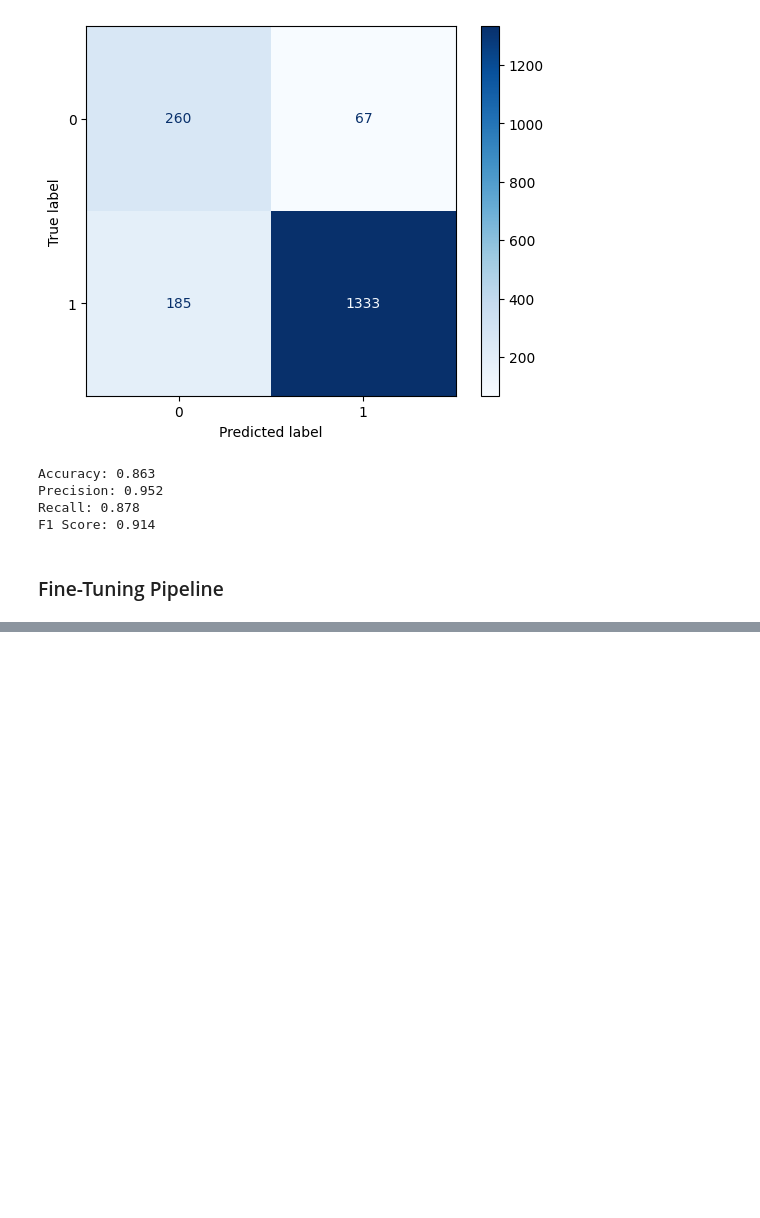
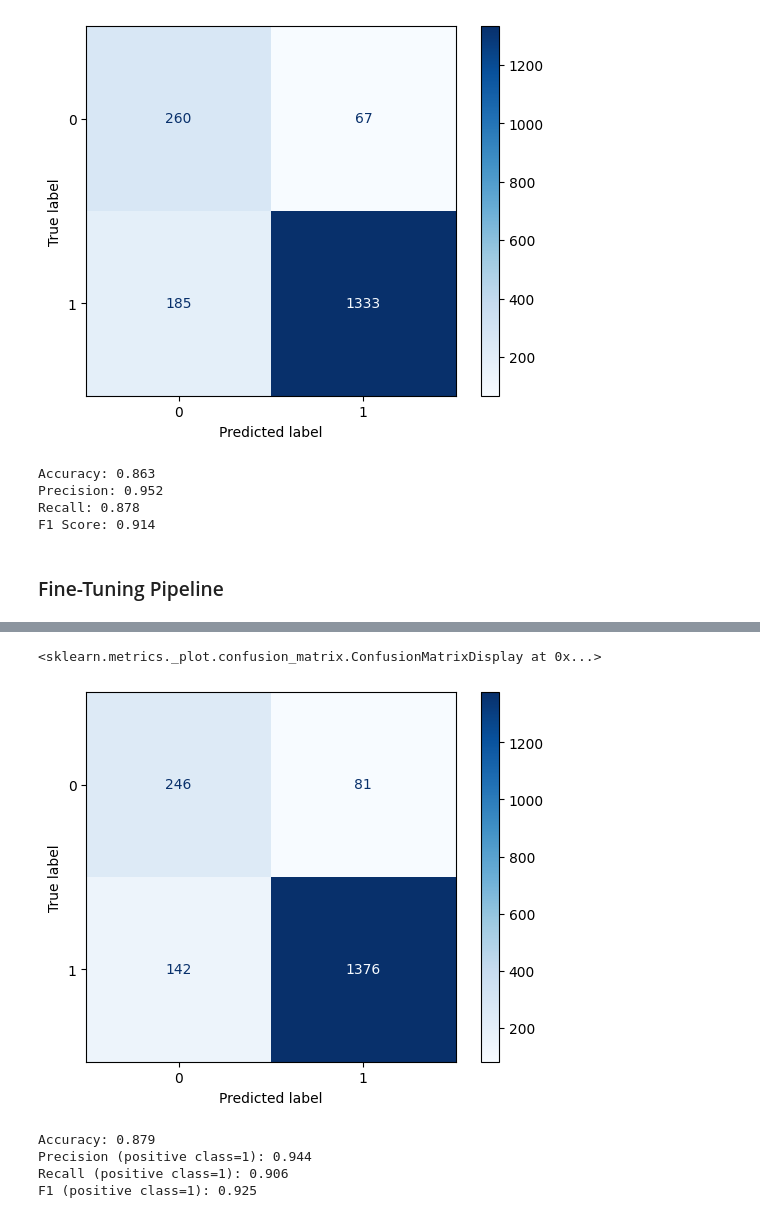
Before and after one commit to johannesgolling-web/git__project2, a Jupyter notebook: notebooks/project2_fashion_forward_forecasting.ipynb, the cells around one changed output, grey strips where cells are left out. Cells and saved outputs as stored; diff of their text form; code cells hidden in the pictures; blank space fills up the shorter version.

Commit message:
Finalize: fine-tuned pipeline and README

```diff
--- a/notebooks/project2_fashion_forward_forecasting.ipynb
+++ b/notebooks/project2_fashion_forward_forecasting.ipynb
@@ -335,0 +349,30 @@ F1 Score: 0.914
+# %%
+# Define hyperparameter search space (TF-IDF (text) + classifier (LogReg))
+param_grid = {
+    # TF-IDF hyperparameters
+    "preprocessor__text__tfidf__ngram_range": [(1,1), (1,2)],
+    "preprocessor__text__tfidf__min_df": [1, 2, 5],
+    "preprocessor__text__tfidf__max_df": [0.85, 0.95],
+
+    # Logistic Regression hyperparameters
+    "model__C": [0.5, 1.0, 2.0, 5.0],
+    "model__solver": ["liblinear", "lbfgs"],  # both handle L2; liblinear is robust on sparse data
+    "model__penalty": ["l2"],
+}
+# %%
+# f1_macro due to class imbalance
+grid = GridSearchCV(
+    estimator=tuned_pipeline,
+    param_grid=param_grid,
+    scoring="f1_macro",
+    cv=5,
+    n_jobs=-1,
+    verbose=1,
+    refit=True,
+)
+# %%
+# Start search
+grid.fit(X_train, y_train)
+
+print("Best parameters:", grid.best_params_)
+print("Best CV f1_macro:", round(grid.best_score_, 4))
@@ -335,0 +383,8 @@ F1 Score: 0.914
+# %%
+#  Evaluate on hold-out test set
+best_model = grid.best_estimator_
+
+y_pred = best_model.predict(X_test)
+
+print("\nFinal Evaluation on Test Set (Best Model)")
+print(classification_report(y_test, y_pred, digits=3))
@@ -335,0 +401,19 @@ F1 Score: 0.914
+# %%
+# Show confusion matrix
+cm = confusion_matrix(y_test, y_pred, labels=[0,1])
+disp = ConfusionMatrixDisplay(confusion_matrix=cm, display_labels=[0,1])
+disp.plot(cmap="Blues")
+# %% [output]
+<sklearn.metrics._plot.confusion_matrix.ConfusionMatrixDisplay at 0x...>
+[figure, added]
+# %%
+# Additional metrics
+print("Accuracy:", round(accuracy_score(y_test, y_pred), 3))
+print("Precision (positive class=1):", round(precision_score(y_test, y_pred), 3))
+print("Recall (positive class=1):", round(recall_score(y_test, y_pred), 3))
+print("F1 (positive class=1):", round(f1_score(y_test, y_pred), 3))
+# %% [output]
+Accuracy: 0.879
+Precision (positive class=1): 0.944
+Recall (positive class=1): 0.906
+F1 (positive class=1): 0.925
```
Also changed, not shown: parts of 5 cells of this notebook, 1 other file.
